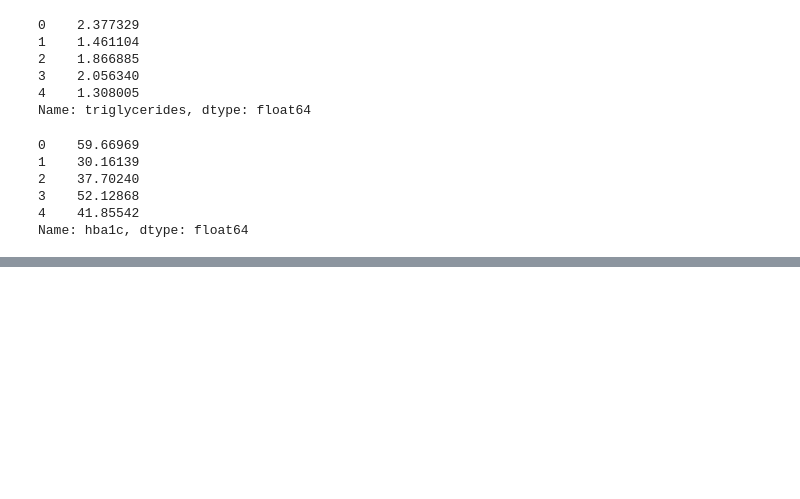
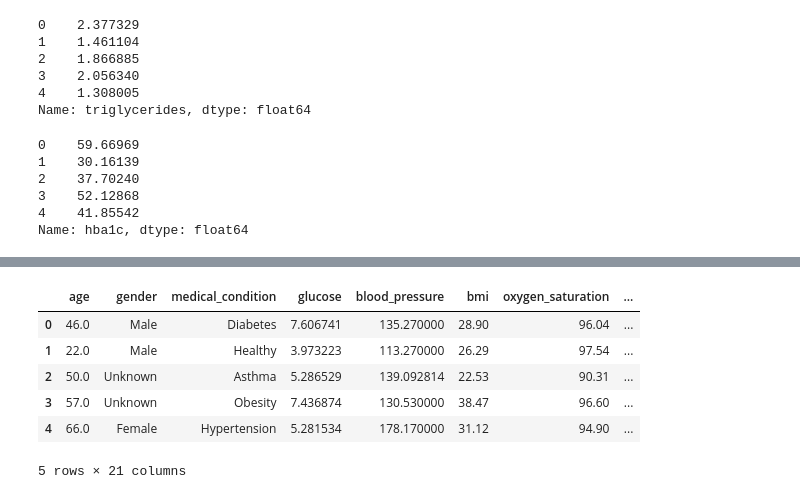
Before and after one commit to fleursmith/dsci_summative2, a Jupyter notebook: individual_working_notebooks/fleur.ipynb, the cells around one changed output, grey strips where cells are left out. Drawn from its saved outputs; the diff is of its cells as text; code cells hidden in the pictures; blank space fills up the shorter version.

```diff
--- a/individual_working_notebooks/fleur.ipynb
+++ b/individual_working_notebooks/fleur.ipynb
@@ -408,0 +617,11 @@ Name: hba1c, dtype: float64
+# %%
+# Get an overview of the updated dataset after all imputations
+df.head()
+# %% [output]
+|  | age | gender | medical_condition | glucose | blood_pressure | bmi | oxygen_saturation | ... |
+| 0 | 46.0 | Male | Diabetes | 7.606741 | 135.270000 | 28.90 | 96.04 | ... |
+| 1 | 22.0 | Male | Healthy | 3.973223 | 113.270000 | 26.29 | 97.54 | ... |
+| 2 | 50.0 | Unknown | Asthma | 5.286529 | 139.092814 | 22.53 | 90.31 | ... |
+| 3 | 57.0 | Unknown | Obesity | 7.436874 | 130.530000 | 38.47 | 96.60 | ... |
+| 4 | 66.0 | Female | Hypertension | 5.281534 | 178.170000 | 31.12 | 94.90 | ... |
+5 rows × 21 columns
```
Also changed, not shown: parts of 17 cells of this notebook.
